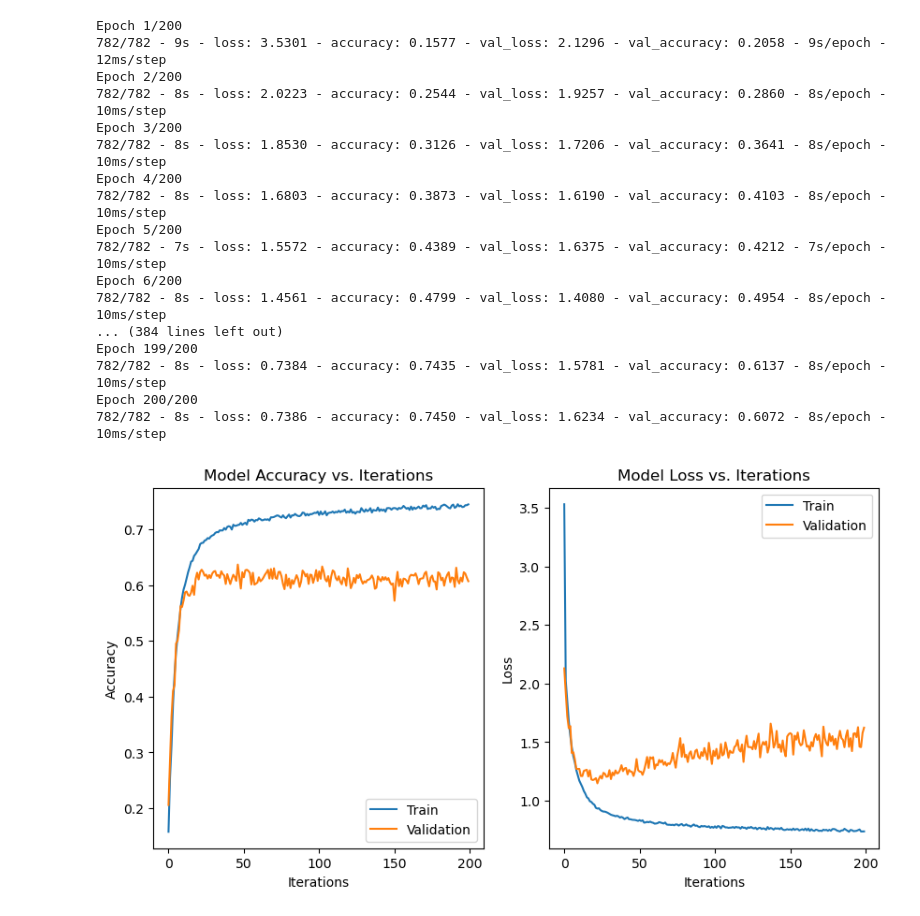
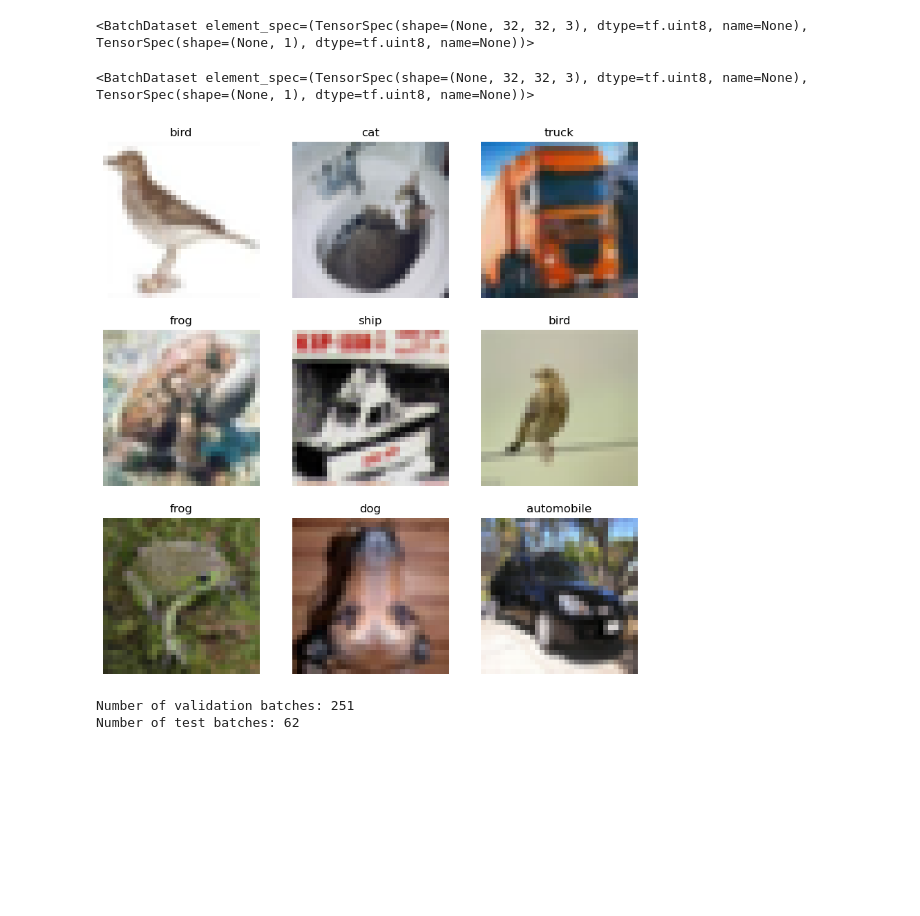
Before and after one commit to KelvinTr/AI-Homework-3, a Jupyter notebook: Problem3.ipynb, the cells around one changed output. Saved outputs shown, nothing was run; the diff lists cells and outputs as text; code cells hidden in the pictures; blank space fills up the shorter version.

```diff
--- a/Problem3.ipynb
+++ b/Problem3.ipynb
@@ -1,3 +7,6 @@
+# %%
+BATCH_SIZE = 32
+IMG_SIZE = (32,32)
 # %%
 from tensorflow.keras.datasets import cifar10
 import numpy as np
@@ -30,43 +15,24 @@ model.add(Dense(10, activation='softmax'))
-# %%
-model.compile(optimizer="Adam", loss='sparse_categorical_crossentropy', metrics=['accuracy'])
-history = model.fit(X_train, y_train, batch_size=64, epochs=200, verbose=2, validation_data=(X_test, y_test))
-# %% [output]
-Epoch 1/200
-782/782 - 9s - loss: 3.5301 - accuracy: 0.1577 - val_loss: 2.1296 - val_accuracy: 0.2058 - 9s/epoch - 12ms/step
-Epoch 2/200
-782/782 - 8s - loss: 2.0223 - accuracy: 0.2544 - val_loss: 1.9257 - val_accuracy: 0.2860 - 8s/epoch - 10ms/step
-Epoch 3/200
-782/782 - 8s - loss: 1.8530 - accuracy: 0.3126 - val_loss: 1.7206 - val_accuracy: 0.3641 - 8s/epoch - 10ms/step
-Epoch 4/200
-782/782 - 8s - loss: 1.6803 - accuracy: 0.3873 - val_loss: 1.6190 - val_accuracy: 0.4103 - 8s/epoch - 10ms/step
-Epoch 5/200
-782/782 - 7s - loss: 1.5572 - accuracy: 0.4389 - val_loss: 1.6375 - val_accuracy: 0.4212 - 7s/epoch - 10ms/step
-Epoch 6/200
-782/782 - 8s - loss: 1.4561 - accuracy: 0.4799 - val_loss: 1.4080 - val_accuracy: 0.4954 - 8s/epoch - 10ms/step
-... (384 lines left out)
-Epoch 199/200
-782/782 - 8s - loss: 0.7384 - accuracy: 0.7435 - val_loss: 1.5781 - val_accuracy: 0.6137 - 8s/epoch - 10ms/step
-Epoch 200/200
-782/782 - 8s - loss: 0.7386 - accuracy: 0.7450 - val_loss: 1.6234 - val_accuracy: 0.6072 - 8s/epoch - 10ms/step
-# %%
-import matplotlib.pyplot as plt
-
-figures, axes = plt.subplots(1,2, figsize=(10,5))
-
-axes[0].plot(history.history['accuracy'])
-axes[0].plot(history.history['val_accuracy'])
-axes[0].set_title('Model Accuracy vs. Iterations')
-axes[0].set_ylabel('Accuracy')
-axes[0].set_xlabel('Iterations')
-axes[0].legend(['Train', 'Validation'], loc='lower right')
-
-axes[1].plot(history.history['loss'])
-axes[1].plot(history.history['val_loss'])
-axes[1].set_title('Model Loss vs. Iterations')
-axes[1].set_ylabel('Loss')
-axes[1].set_xlabel('Iterations')
-axes[1].legend(['Train', 'Validation'], loc='upper right')
-
-plt.show()
-# %% [output]
-[figure, removed]
+# %%
+train_dataset = tf.data.Dataset.from_tensor_slices((X_train, y_train))
+train_dataset = train_dataset.shuffle(buffer_size=1024).batch(BATCH_SIZE)
+print(train_dataset)
+# %% [output]
+<BatchDataset element_spec=(TensorSpec(shape=(None, 32, 32, 3), dtype=tf.uint8, name=None), TensorSpec(shape=(None, 1), dtype=tf.uint8, name=None))>
+# %%
+validation_dataset = tf.data.Dataset.from_tensor_slices((X_test, y_test))
+validation_dataset = validation_dataset.shuffle(buffer_size=1024).batch(BATCH_SIZE)
+
+print(validation_dataset)
+# %% [output]
+<BatchDataset element_spec=(TensorSpec(shape=(None, 32, 32, 3), dtype=tf.uint8, name=None), TensorSpec(shape=(None, 1), dtype=tf.uint8, name=None))>
+# %%
+class_names = ['airplane','automobile','bird','cat','deer','dog','frog','horse','ship','truck']
+plt.figure(figsize=(10,10))
+for images, labels in train_dataset.take(1):
+    for i in range(9):
+        ax = plt.subplot(3,3,i+1)
+        plt.imshow(images[i].numpy().astype("uint8"))
+        plt.title(class_names[labels[i][0]])
+        plt.axis("off")
+# %% [output]
+[figure, added]
@@ -72,0 +43,6 @@ plt.show()
+# %%
+print('Number of validation batches: %d' % tf.data.experimental.cardinality(validation_dataset))
+print('Number of test batches: %d' % tf.data.experimental.cardinality(test_dataset))
+# %% [output]
+Number of validation batches: 251
+Number of test batches: 62
```
Also changed, not shown: parts of 28 cells of this notebook, 4 other files.
